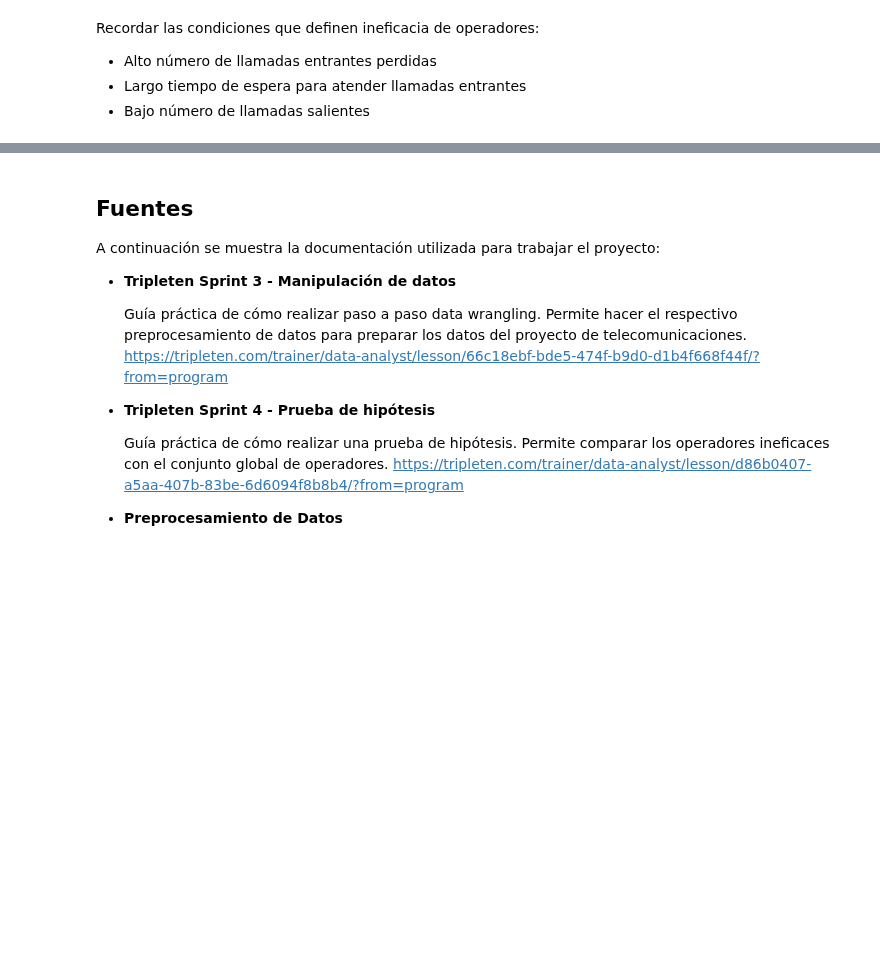
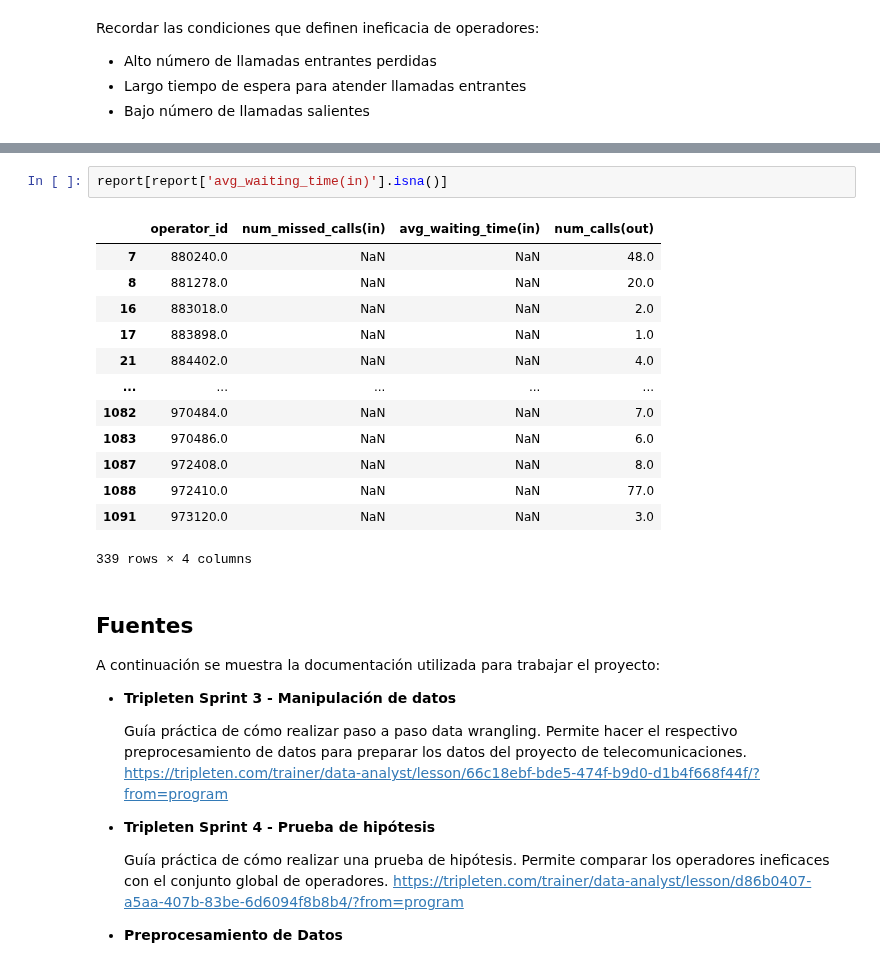
Before and after one commit to ScinDBad/DA_proyecto_final, a Jupyter notebook: proyecto_sp_14.ipynb, the cells around one changed output, grey strips where cells are left out. Cells and saved outputs as stored; diff of their text form; blank space fills up the shorter version.

```diff
--- a/proyecto_sp_14.ipynb
+++ b/proyecto_sp_14.ipynb
@@ -664,3 +673,19 @@ operators_performance.reset_index()[operators_performance.reset_index()['operato
+# %%
+report[report['avg_waiting_time(in)'].isna()]
+# %% [output]
+|  | operator_id | num_missed_calls(in) | avg_waiting_time(in) | num_calls(out) |
+| 7 | 880240.0 | NaN | NaN | 48.0 |
+| 8 | 881278.0 | NaN | NaN | 20.0 |
+| 16 | 883018.0 | NaN | NaN | 2.0 |
+| 17 | 883898.0 | NaN | NaN | 1.0 |
+| 21 | 884402.0 | NaN | NaN | 4.0 |
+| ... | ... | ... | ... | ... |
+| 1082 | 970484.0 | NaN | NaN | 7.0 |
+| 1083 | 970486.0 | NaN | NaN | 6.0 |
+| 1087 | 972408.0 | NaN | NaN | 8.0 |
+| 1088 | 972410.0 | NaN | NaN | 77.0 |
+| 1091 | 973120.0 | NaN | NaN | 3.0 |
+339 rows × 4 columns
 # %% [markdown]
 ## Fuentes
 
```
Also changed, not shown: parts of 7 cells of this notebook.
